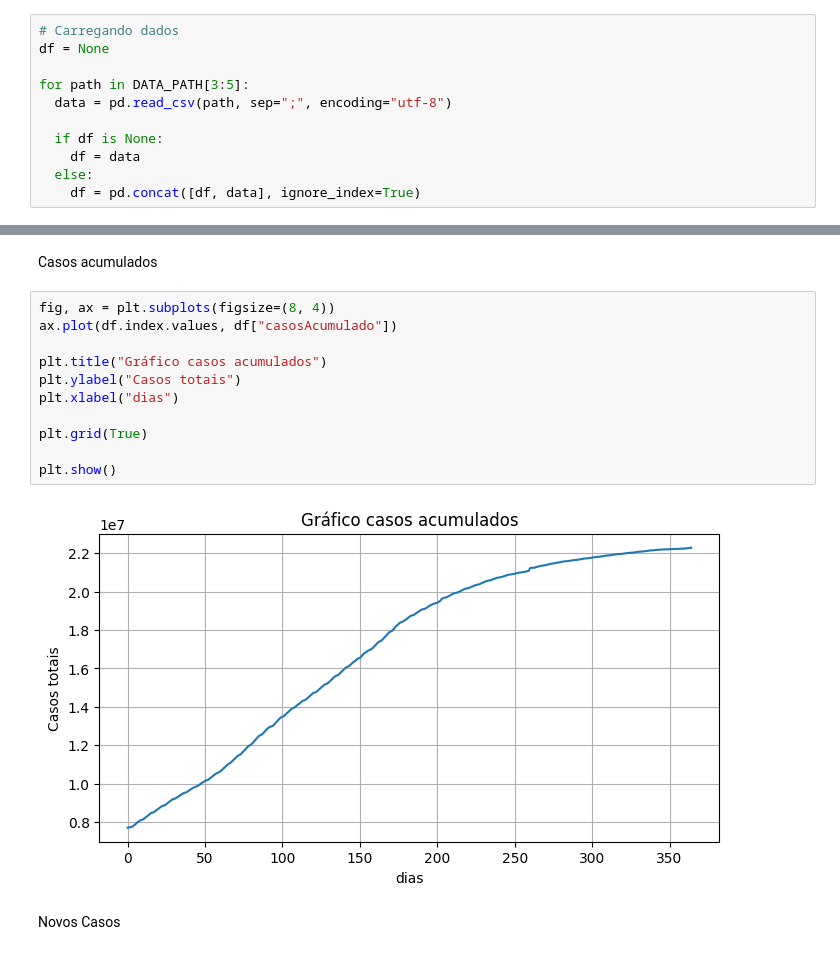
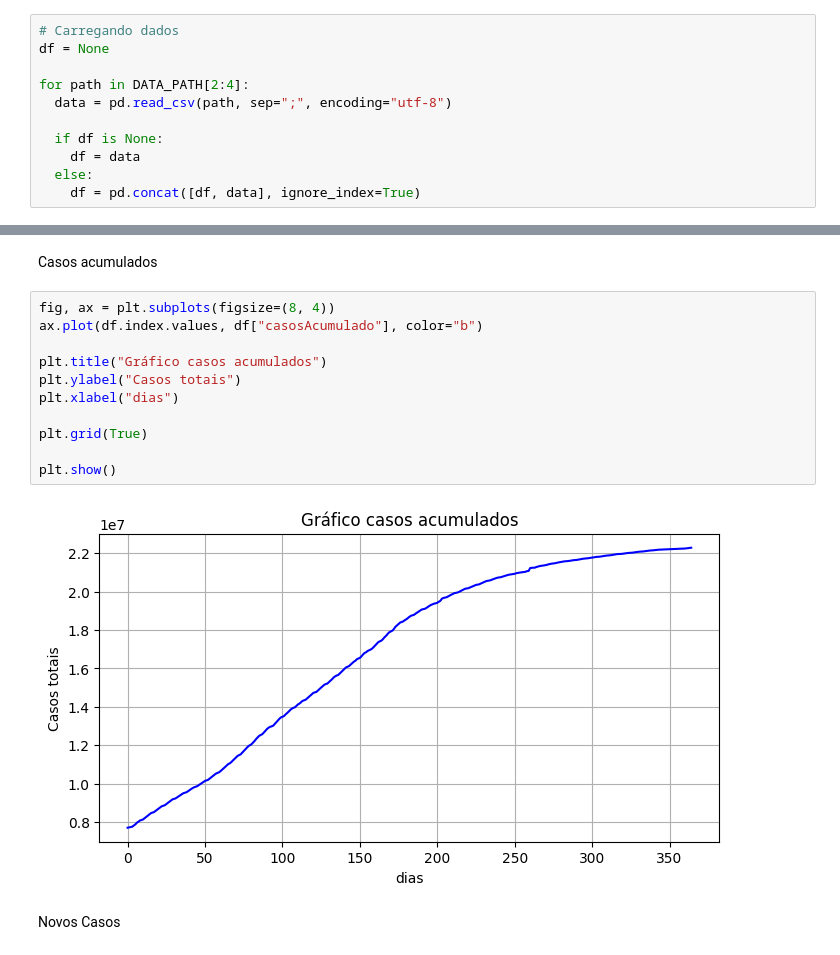
Before and after one commit to VitorMendonca62/covid19-study-in-brazil, a Jupyter notebook: src/analysis_brazil_2021.ipynb, the cells around one changed output, grey strips where cells are left out. Drawn from its saved outputs; the diff is of its cells as text.

```diff
--- a/src/analysis_brazil_2021.ipynb
+++ b/src/analysis_brazil_2021.ipynb
@@ -39,7 +28,7 @@ PATH_DATA_BRAZIL_OUTPUT
 # Carregando dados
 df = None
 
-for path in DATA_PATH[3:5]:
+for path in DATA_PATH[2:4]:
   data = pd.read_csv(path, sep=";", encoding="utf-8")
 
   if df is None:
@@ -288,17 +277,17 @@ df.drop(columns=["data", "semanaEpi"]).describe().iloc[1:].round(2)
 Casos acumulados
 # %%
 fig, ax = plt.subplots(figsize=(8, 4))
-ax.plot(df.index.values, df["casosAcumulado"])
+ax.plot(df.index.values, df["casosAcumulado"], color="b")
 
 plt.title("Gráfico casos acumulados")
 plt.ylabel("Casos totais")
 plt.xlabel("dias")
 
 plt.grid(True)
 
 plt.show()
 # %% [output]
-[figure, old version]
+[figure, new version]
 # %% [markdown]
 Novos Casos
 # %%
```
Also changed, not shown: parts of 9 cells of this notebook, 3 other files.
